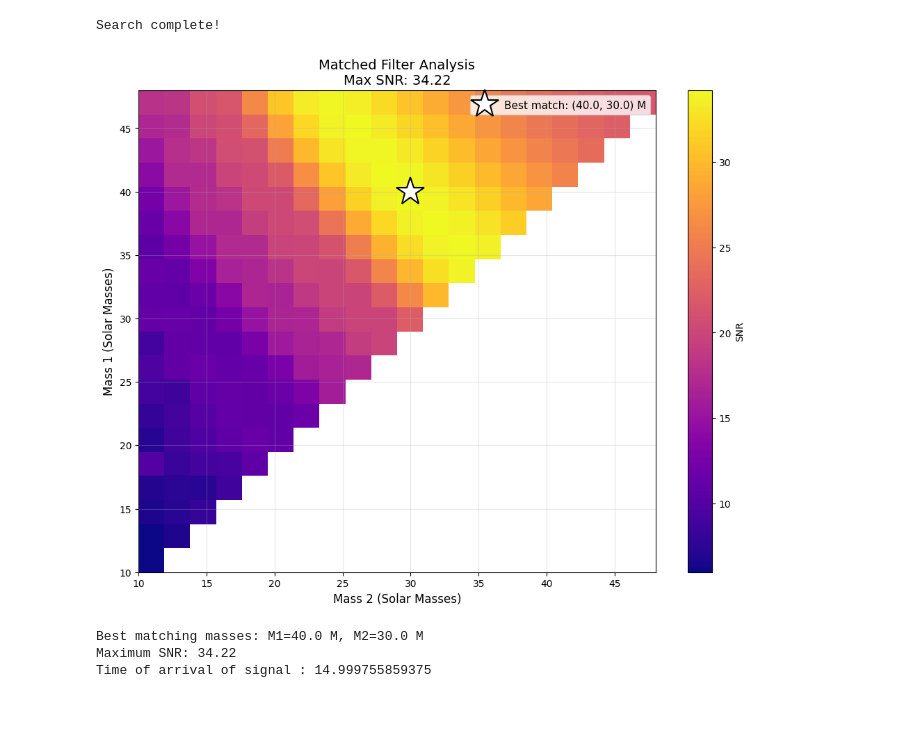
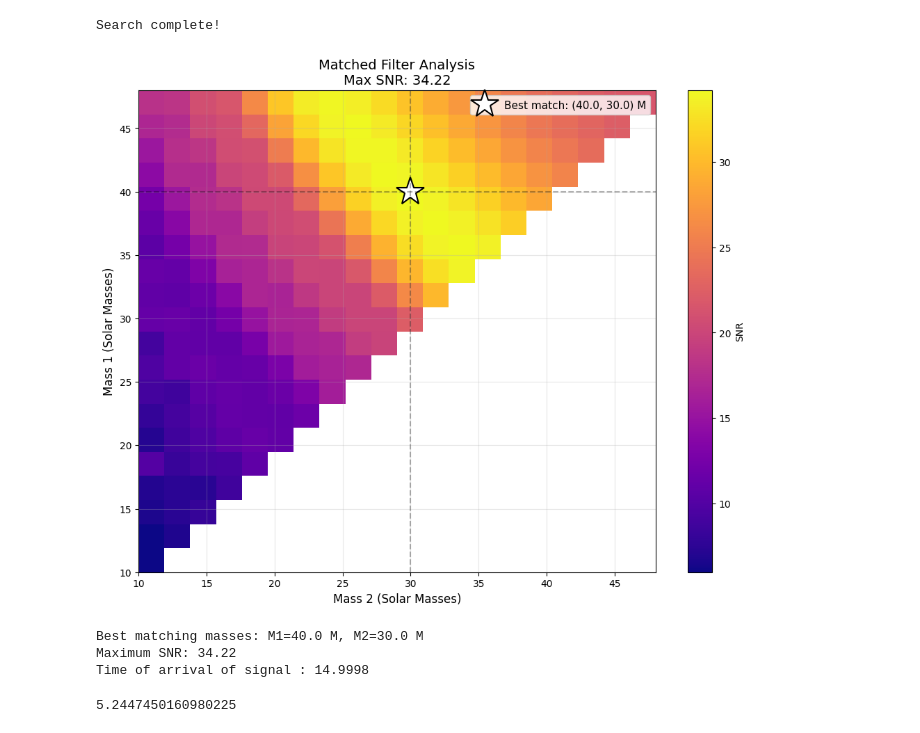
Before and after one commit to LazyQuark/Research_Project, a Jupyter notebook: Untitled1.ipynb, the cells around one changed output. Drawn from its saved outputs; the diff is of its cells as text; code cells hidden in the pictures.

```diff
--- a/Untitled1.ipynb
+++ b/Untitled1.ipynb
@@ -9,12 +9,13 @@ from pycbc.filter import highpass_fir , lowpass_fir
 from pycbc.filter import match , matched_filter
 import matplotlib.pyplot as plt
 import numpy as np
-
+import time
 ##########################################################
 # Creating a data series with imbedded known signal for analysis
 ##########################################################
 
 # first lets pretend we have a signal in our data and lets make it like a time series data
+start = time.time()
 
 f_low = 30.0
 delta_f = 1.0 / 16
@@ -48,7 +49,8 @@ hp._epoch = noise.start_time + time_of_injection
 index_toi = (time_of_injection * sps)
 
 noise_data = noise.copy()
-noise_data[index_toi: index_toi + len(hp)]  += hp.data*0.001  # we added the hp to noise data at 15 seconds and made a weak signal
+noise_data[index_toi: index_toi + len(hp)]  += hp.data*0.001  # we added the hp to noise data at 15 seconds and made
+                                                                # a weak signal
 
 
 ##################################################################
@@ -63,9 +65,9 @@ plt.ylabel("Strain")
 plt.show()
 #plt.ylim([-2e-21 , 2e-21])
 
-
-
-
+#%%%%%%%%%%%%%%%%%%%%%%%%%%%%%%%%%%%%%%%%%%%%%%%%%%%%%%%%%%%%%%%%%%%%%%%%%%%%%%%%%
+#%%%%%%%%%%%%%%%%%%%%%%%%%%%%%%%%%%%%%%%%%%%%%%%%%%%%%%%%%%%%%%%%%%%%%%%%%%%%%%%%%
+# till now we have a noise data that may or may not contain a signal
 
 ###############################################################
 #
@@ -75,10 +77,10 @@ plt.show()
 ## lets see if there is signal in this noise with match filter for various templates with diff masses
 
 noise_data = highpass_fir(noise_data , 30,8)   # filtering the low noise freq
-noise_data_tilde = noise_data.to_frequencyseries()
+#noise_data_tilde = noise_data.to_frequencyseries()
 
 # PSD to match data's delta_f
-psd_interp = interpolate(psd, 1/noise_data.duration)
+psd_interp = interpolate(psd, 1/noise_data.duration)   # making the bin size same
 
 
 
@@ -100,6 +102,7 @@ for i,m1 in enumerate(m1_vals):
 
             hp_tem , hc_tem = get_td_waveform(approximant = "IMRPhenomD" , mass1 = m1 , mass2 = m2,
                                                 f_lower = f_low , delta_t = dt)
+
             #print(hp_tem.duration)
             hp_tem.resize(len(noise_data))
             snr = matched_filter(hp_tem, noise_data, psd=psd_interp, low_frequency_cutoff=f_low)
@@ -118,39 +121,48 @@ for i,m1 in enumerate(m1_vals):
             snr_grid[i,j] = None
 
 print(f"\nSearch complete!")
 
 
-# Plotting
+######################################
+######          Plotting
+####################################
 plt.figure(figsize=(12, 9))
 
 plt.imshow(snr_grid,
            extent=[m1_vals[0], m1_vals[-1],
                    m2_vals[0], m2_vals[-1]],
            cmap='plasma', origin='lower', aspect='auto')
 
 # Mark best match and published value
 plt.plot(best_mass[1], best_mass[0], 'w*', markersize=30,
          label=f'Best match: ({best_mass[0]:.1f}, {best_mass[1]:.1f}) M',
          markeredgecolor='black', markeredgewidth=1.5)
 
 plt.colorbar(label='SNR')
 plt.xlabel('Mass 2 (Solar Masses)', fontsize=12)
 plt.ylabel('Mass 1 (Solar Masses)', fontsize=12)
 plt.title(f'Matched Filter Analysis\nMax SNR: {global_snr_max:.2f}', fontsize=14)
 plt.legend(fontsize=11)
+plt.axvline(30,linestyle = "--",alpha = 0.3,color = 'black')
+plt.axhline(40,linestyle = "--",alpha = 0.3,color = 'black')
 plt.grid(alpha=0.3)
 
 plt.show()
 print(f"\nBest matching masses: M1={best_mass[0]:.1f} M, M2={best_mass[1]:.1f} M")
 print(f"Maximum SNR: {global_snr_max:.2f}")
-print(f"Time of arrival of signal : {time_of_arrival}")
+print(f"Time of arrival of signal : {time_of_arrival:2.4f}")   # our time of injection
+
+end = time.time()
+
+end-start
 # %% [output]
 [figure]
 Search complete!
-[figure, old version]
+[figure, new version]
 Best matching masses: M1=40.0 M, M2=30.0 M
 Maximum SNR: 34.22
-Time of arrival of signal : 14.999755859375
+Time of arrival of signal : 14.9998
+5.2447450160980225
 # %%
 from pycbc import noise, psd
 from pycbc.psd import welch , interpolate , aLIGOZeroDetHighPower
```
Also changed, not shown: parts of 1 cell of this notebook.
